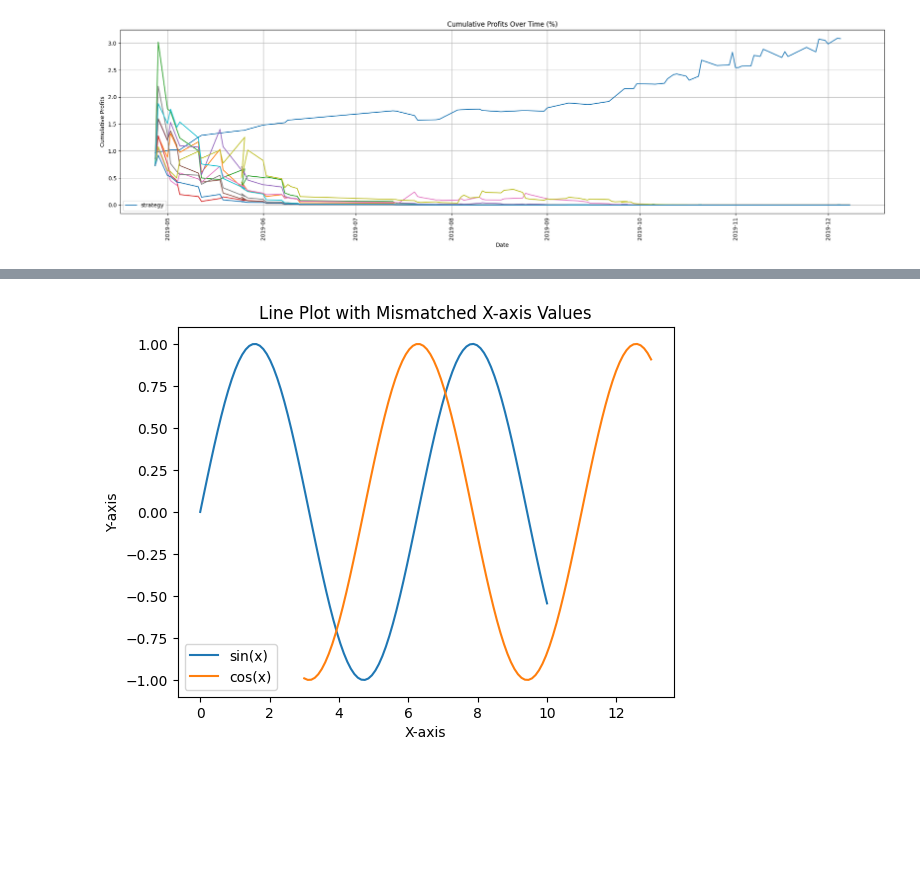
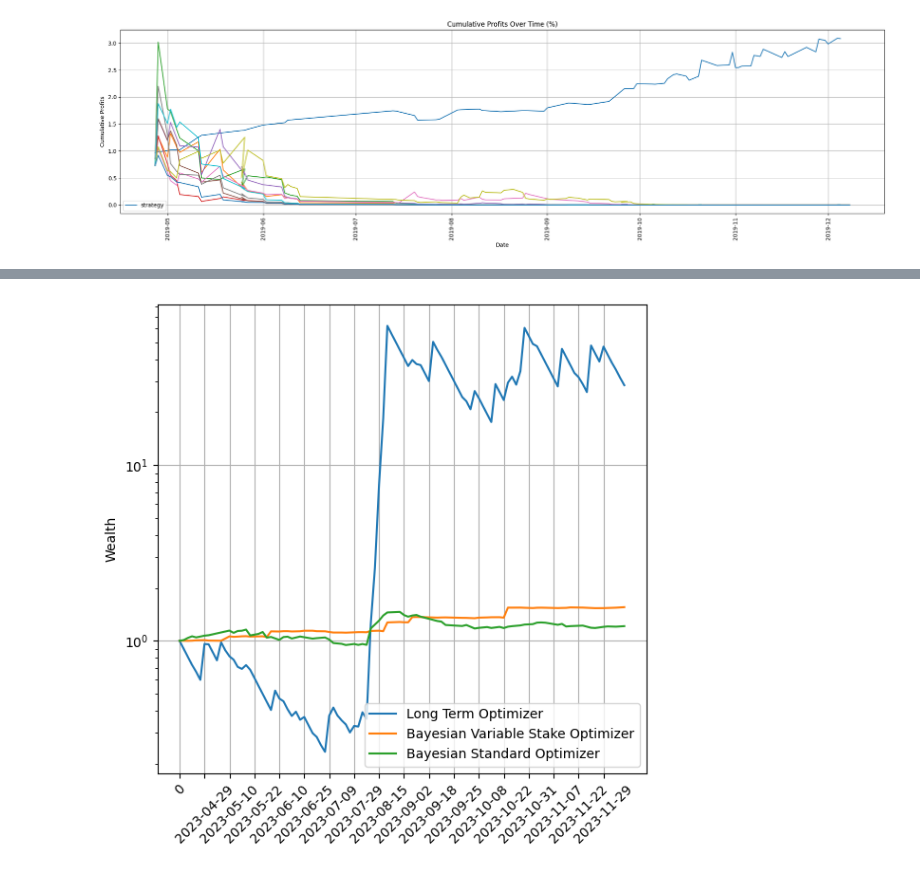
Before and after one commit to MarcosAugusto47/soccer-betting-strategy, a Jupyter notebook: notebooks/notebook_plot.ipynb, the cells around one changed output, grey strips where cells are left out. Cells and saved outputs as stored; diff of their text form; code cells hidden in the pictures; blank space fills up the shorter version.

```diff
--- a/notebook_plot.ipynb
+++ b/notebooks/notebook_plot.ipynb
@@ -728,22 +720,24 @@ plt.show()
-# %%
-# Generate sample data with mismatched x-axis values
-x1 = np.linspace(0, 10, 100)
-y1 = np.sin(x1)
-
-x2 = np.linspace(3, 13, 100)  # Mismatched x-axis values
-y2 = np.cos(x2)
-
-# Plot the lines with mismatched x-axis values
-plt.plot(x1, y1, label='sin(x)')
-plt.plot(x2, y2, label='cos(x)')
-
-# Add labels and a legend
-plt.xlabel('X-axis')
-plt.ylabel('Y-axis')
-plt.title('Line Plot with Mismatched X-axis Values')
-plt.legend()
-
-# Show the plot
-plt.show()
-# %% [output]
-[figure, removed]
+# %%
+df = pd.read_csv("artefacts/20240823080121/result_plot.csv") # serious-rat-570
+df_variable_stake = pd.read_csv("artefacts/20240823094357/result_plot.csv") # bustling-bat-273
+df_botorch = pd.read_csv("artefacts/20240823091550/result_plot.csv") # rogue-cub-654
+plt.figure(figsize=(6, 6))
+plt.plot(df.date, df.stake, label='Long Term Optimizer')
+plt.plot(df_variable_stake.date, df_variable_stake.stake, label='Bayesian Variable Stake Optimizer')
+plt.plot(df_botorch.date, df_botorch.stake, label='Bayesian Standard Optimizer')
+
+# Manually setting x-ticks
+selected_ticks = df['date'][::len(df) // 16]  # Adjust the step size as needed
+plt.xticks(selected_ticks, rotation=45)
+#plt.xlabel('Date')
+plt.ylabel('Wealth')
+#plt.xticks(rotation=90)
+#plt.title('Cumulative Profits Over Time (%)')
+
+plt.yscale('log')
+plt.legend()
+plt.grid(True)
+plt.tight_layout()
+plt.show()
+# %% [output]
+[figure, added]
```
Also changed, not shown: parts of 2 cells of this notebook, 6 other files.
